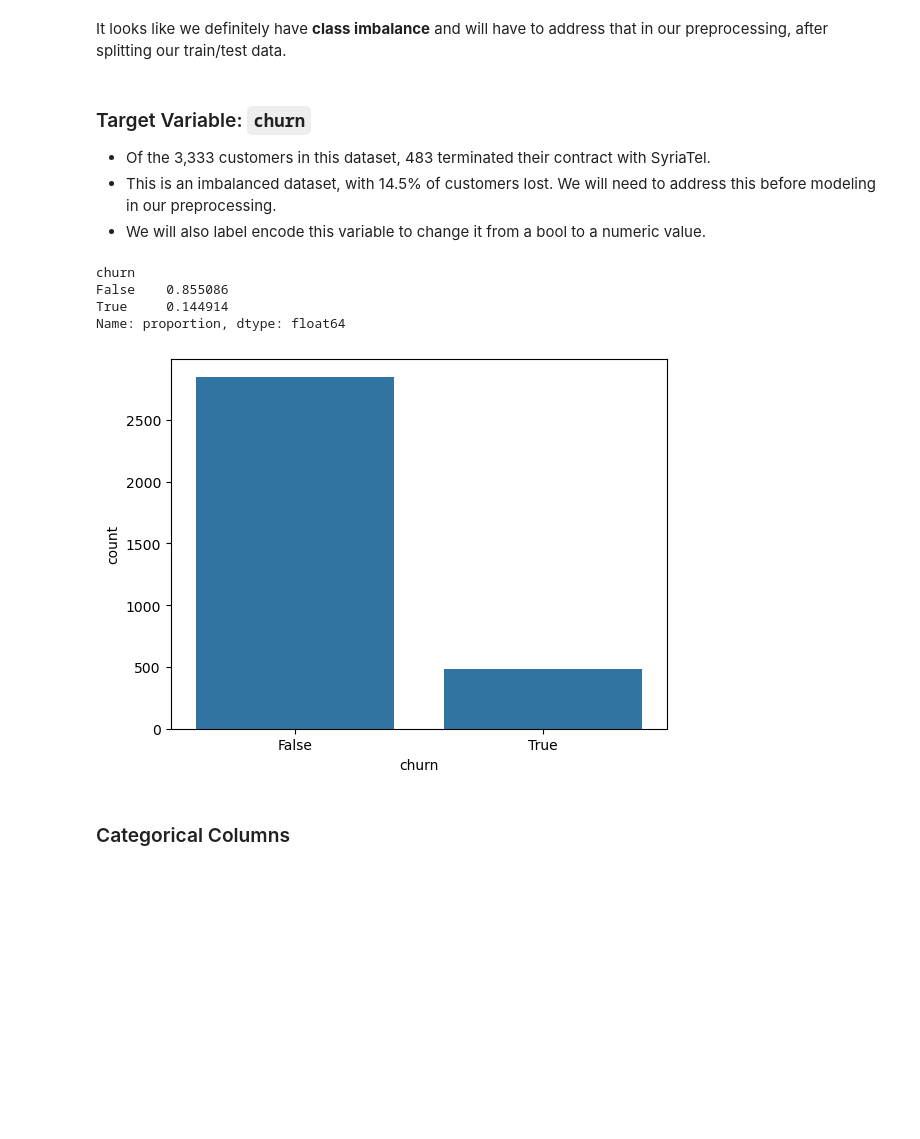
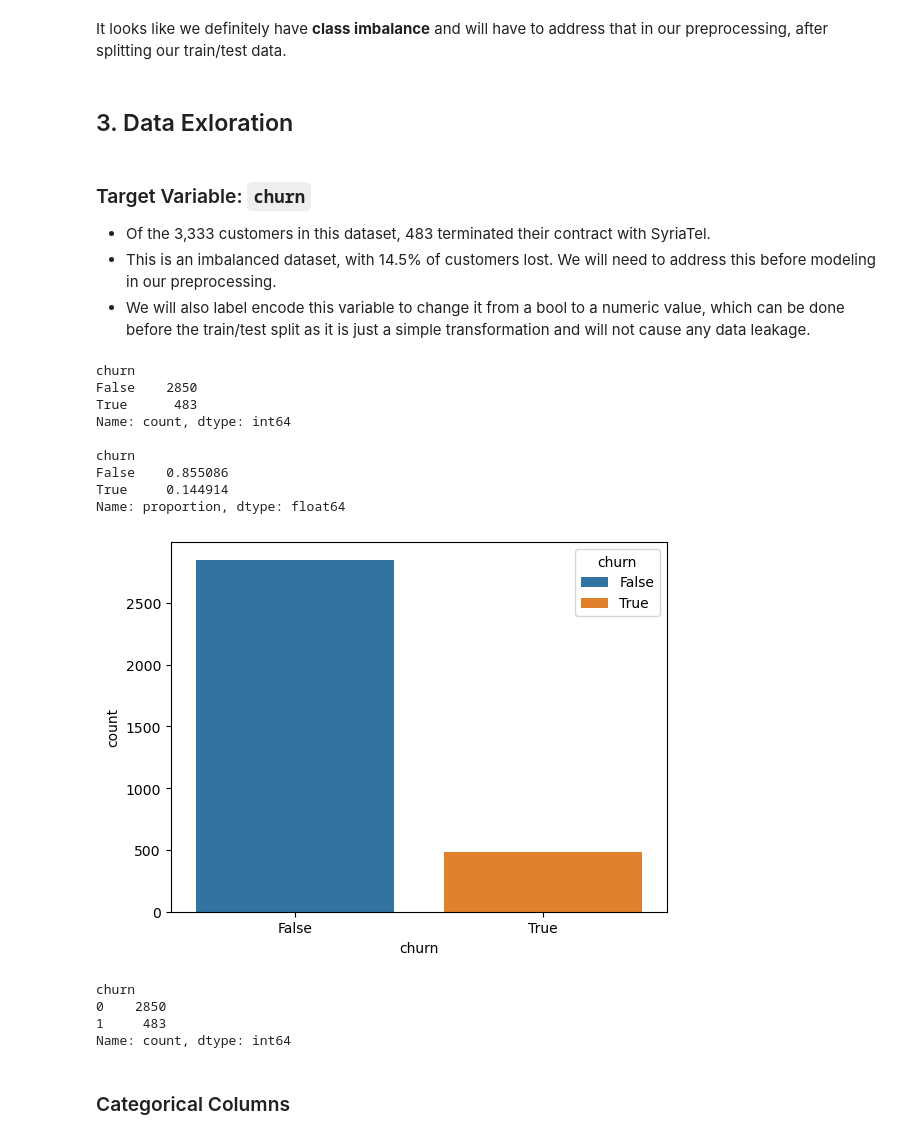
Before and after one commit to erankova/Phase_3_Project, a Jupyter notebook: Phase_3_Project-Copy1.ipynb, the cells around one changed output. Drawn from its saved outputs; the diff is of its cells as text; code cells hidden in the pictures; blank space fills up the shorter version.

```diff
--- a/Phase_3_Project-Copy1.ipynb
+++ b/Phase_3_Project-Copy1.ipynb
@@ -76,21 +92,42 @@ Index(['state', 'account_length', 'area_code', 'phone_number',
       dtype='object')
 # %% [markdown]
 It looks like we definitely have **class imbalance** and will have to address that in our preprocessing, after splitting our train/test data.
+# %% [markdown]
+## 3. Data Exloration
 # %% [markdown]
 ### Target Variable: `churn`
 
 - Of the 3,333 customers in this dataset, 483 terminated their contract with SyriaTel.
 - This is an imbalanced dataset, with 14.5% of customers lost. We will need to address this before modeling in our preprocessing.
-- We will also label encode this variable to change it from a bool to a numeric value.
+- We will also label encode this variable to change it from a bool to a numeric value, which can be done before the train/test split as it is just a simple transformation and will not cause any data leakage.
 # %%
-print(df['churn'].value_counts(normalize=True))
-sns.countplot(data=df, x='churn', );
+# Churn
+print(df.churn.value_counts())
+print()
+print(df.churn.value_counts(normalize=True))
+sns.countplot(data=df, x='churn',hue='churn');
 # %% [output]
+churn
+False    2850
+True      483
+Name: count, dtype: int64
+
 churn
 False    0.855086
 True     0.144914
 Name: proportion, dtype: float64
-[figure, old version]
+[figure, new version]
+# %%
+#Perfoming label encoding
+#False becomes 0 and True becomes 1
+encoder = LabelEncoder()
+df['churn'] = encoder.fit_transform(df['churn'])
+df['churn'].value_counts()
+# %% [output]
+churn
+0    2850
+1     483
+Name: count, dtype: int64
 # %% [markdown]
 ### Categorical Columns
 # %% [markdown]
```
Also changed, not shown: parts of 111 cells of this notebook, 5 other files.
